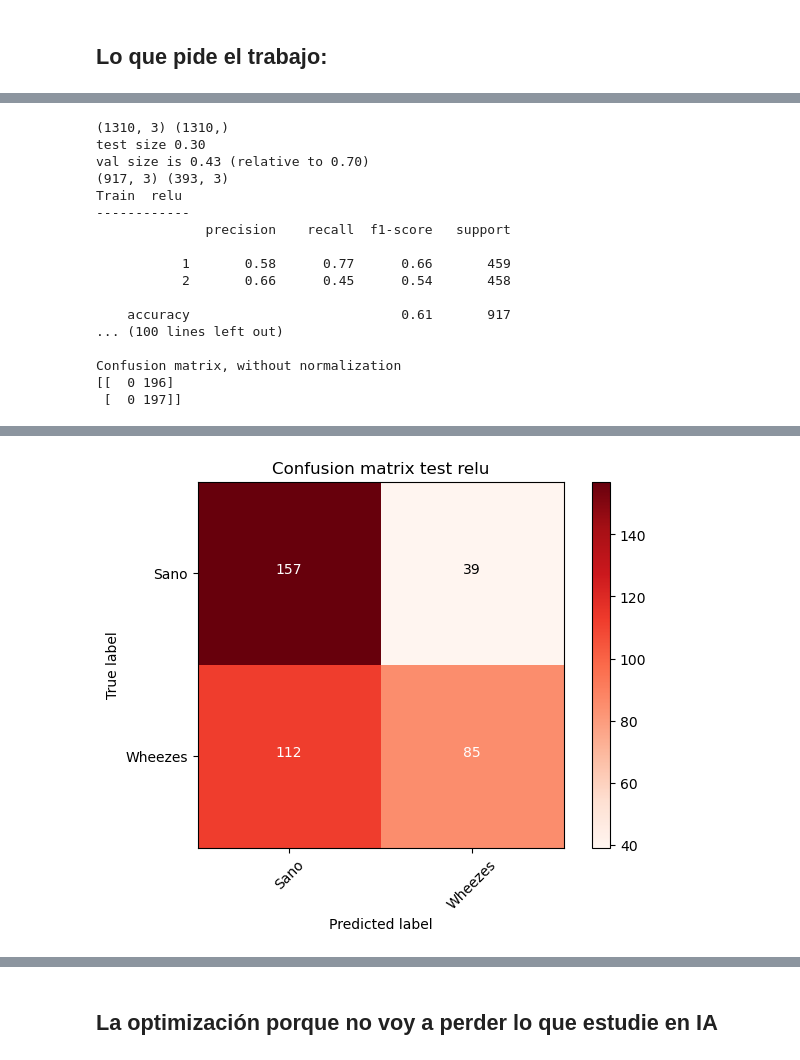
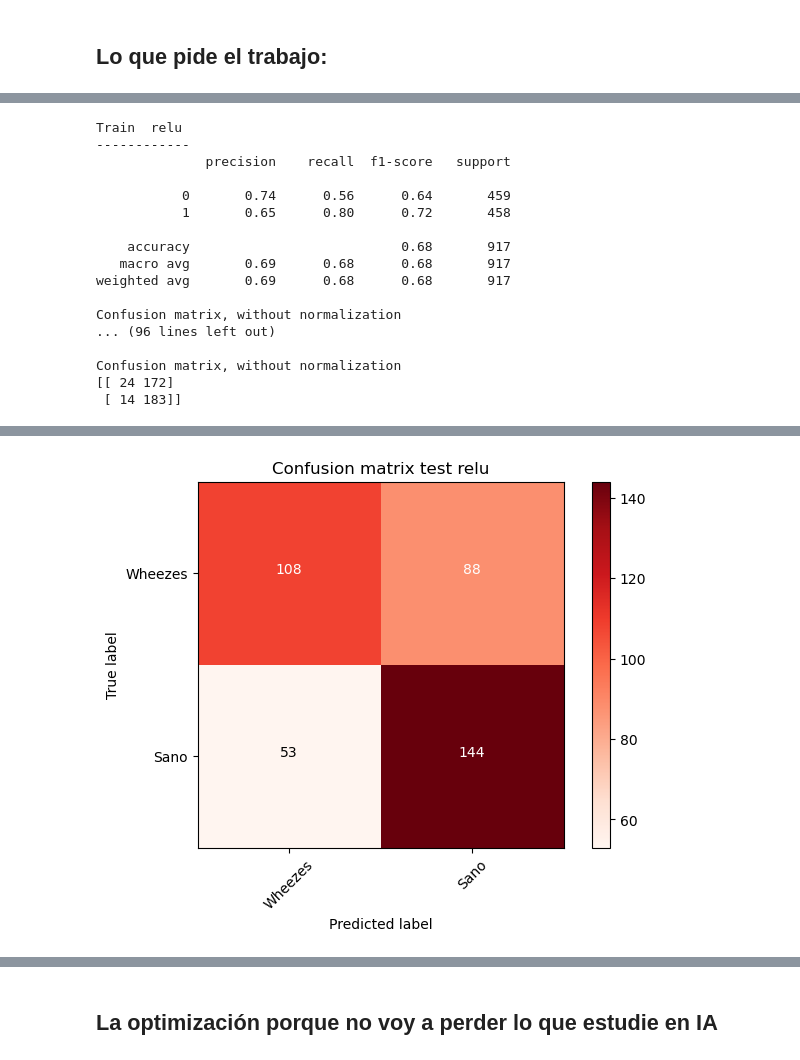
Before and after one commit to Ruizxp/Biosenales_El-Gran-Final, a Jupyter notebook: Terminator.ipynb, the cells around one changed output, grey strips where cells are left out. Saved outputs shown, nothing was run; the diff lists cells and outputs as text; code cells hidden in the pictures.

```diff
--- a/Terminator.ipynb
+++ b/Terminator.ipynb
@@ -60,4 +63,0 @@ Normalizaremos los valores de cada columna dividiéndolos por el valor máximo p
-# %%
-h=np.max(np.max(d2[d2.columns.values[1:]]))
-for i in d2.columns.values[1:]:
-    d2[i]=d2[i]/h
@@ -389,3 +371,24 @@ Pero que parámetros son mejores:
 # 2. Ciclos normales y ciclos silbantes
 # %% [markdown]
 ## Lo que pide el trabajo:
+# %%
+d=d2[d2["Estado"]==1].sample(frac=1, random_state=23) #Se aleatoriza para tomar diferentes valores
+d=pd.concat([d2[d2["Estado"]==2],d[:int(len(d2[d2["Estado"]==2])*1.5)]])
+x=d.drop(["Estado"],axis=1)
+y=d.Estado.values
+np.putmask(y,y == 2,0)
+test_size = 0.3
+val_size  = test_size/(1-test_size) # Elementos de validación
+
+
+print (x.shape, y.shape)
+print ("test size %.2f"%test_size)
+print ("val size is %.2f (relative to %.2f) "%(val_size, 1-test_size))
+
+Xtv, Xts, ytv, yts = train_test_split(x, y, test_size=test_size,stratify=y,random_state=23)
+scaler=StandardScaler()
+scaler.fit(Xtv)
+Xtv=scaler.transform(Xtv)
+Xts=scaler.transform(Xts)
+
+print (Xtv.shape, Xts.shape)
@@ -392,39 +406,25 @@ Pero que parámetros son mejores:
 # %%
-d=pd.concat([d2[d2["Estado"]==2],d2[d2["Estado"]==1][:len(d2[d2["Estado"]==2])]])
-x=d.drop(["Estado"],axis=1)
-y=d.Estado.values
-test_size = 0.3
-val_size  = test_size/(1-test_size) # Elementos de validación
-
-
-print (x.shape, y.shape)
-print ("test size %.2f"%test_size)
-print ("val size is %.2f (relative to %.2f) "%(val_size, 1-test_size))
-
-Xtv, Xts, ytv, yts = train_test_split(x, y, test_size=test_size,stratify=y,random_state=23)
-
-print (Xtv.shape, Xts.shape)
 mlp_relu = MLPClassifier(hidden_layer_sizes=(20,20,20), activation='relu', solver='adam', max_iter=10000)
 mlp_identity = MLPClassifier(hidden_layer_sizes=(20,20,20), activation='identity', solver='adam', max_iter=10000)
 mlp_tanh = MLPClassifier(hidden_layer_sizes=(20,20,20), activation='tanh', solver='adam', max_iter=10000)
 mlp_logic=MLPClassifier(hidden_layer_sizes=(20,20,20), activation='logistic', solver='adam', max_iter=10000)
 a=[mlp_relu,mlp_identity,mlp_tanh,mlp_logic]
-me_da_pereza(a,Xtv,ytv,Xts,yts,['Sano','Wheezes'])
+me_da_pereza(a,Xtv,ytv,Xts,yts,['Wheezes','Sano'])
 # %% [output]
-(1310, 3) (1310,)
-test size 0.30
-val size is 0.43 (relative to 0.70)
-(917, 3) (393, 3)
 Train  relu
 ------------
               precision    recall  f1-score   support
 
-           1       0.58      0.77      0.66       459
-           2       0.66      0.45      0.54       458
+           0       0.74      0.56      0.64       459
+           1       0.65      0.80      0.72       458
 
-    accuracy                           0.61       917
-... (100 lines left out)
+    accuracy                           0.68       917
+   macro avg       0.69      0.68      0.68       917
+weighted avg       0.69      0.68      0.68       917
 
 Confusion matrix, without normalization
-[[  0 196]
- [  0 197]]
+... (96 lines left out)
+
+Confusion matrix, without normalization
+[[ 24 172]
+ [ 14 183]]
@@ -432 +432 @@ Confusion matrix, without normalization
-[figure, old version]
+[figure, new version]
```
Also changed, not shown: parts of 59 cells of this notebook.
